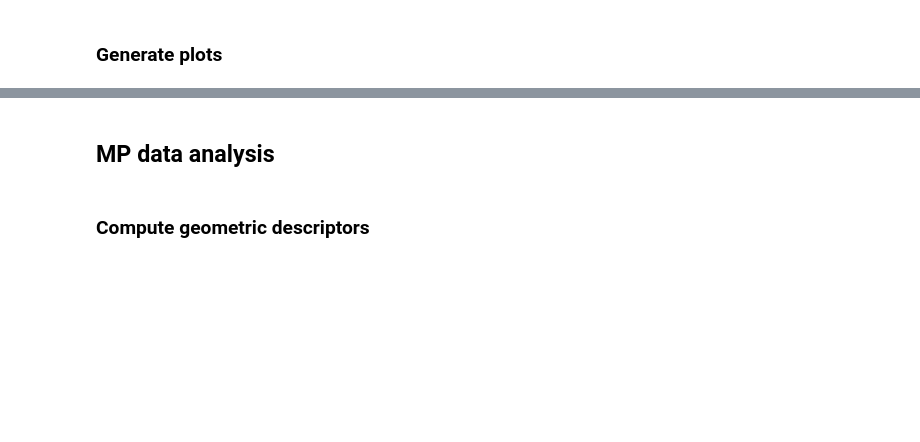
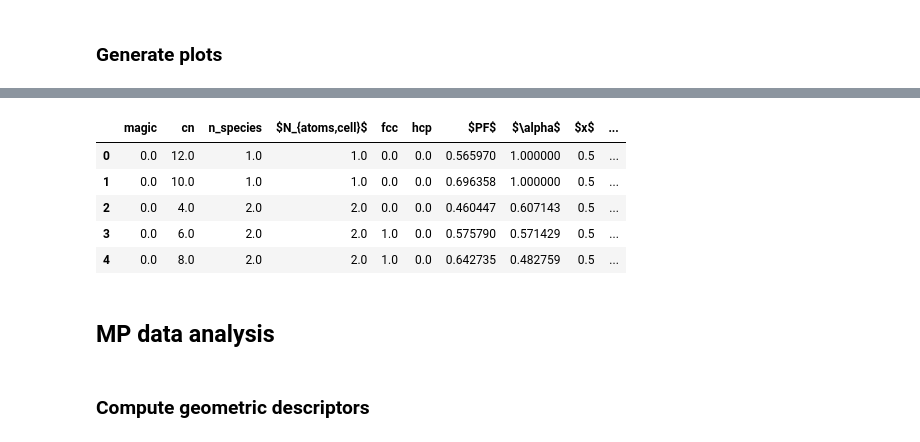
Before and after one commit to epfl-theos/r4-project, a Jupyter notebook: src/2.Global geometric descriptors.ipynb, the cells around one changed output, grey strips where cells are left out. Cells and saved outputs as stored; diff of their text form; code cells hidden in the pictures; blank space fills up the shorter version.

```diff
--- a/src/2.Global geometric descriptors.ipynb
+++ b/src/2.Global geometric descriptors.ipynb
@@ -248,3 +264,12 @@ fig.savefig(fn_out)
+# %%
+df.head()
+# %% [output]
+|  | magic | cn | n_species | $N_{atoms,cell}$ | fcc | hcp | $PF$ | $\alpha$ | $x$ | ... |
+| 0 | 0.0 | 12.0 | 1.0 | 1.0 | 0.0 | 0.0 | 0.565970 | 1.000000 | 0.5 | ... |
+| 1 | 0.0 | 10.0 | 1.0 | 1.0 | 0.0 | 0.0 | 0.696358 | 1.000000 | 0.5 | ... |
+| 2 | 0.0 | 4.0 | 2.0 | 2.0 | 0.0 | 0.0 | 0.460447 | 0.607143 | 0.5 | ... |
+| 3 | 0.0 | 6.0 | 2.0 | 2.0 | 1.0 | 0.0 | 0.575790 | 0.571429 | 0.5 | ... |
+| 4 | 0.0 | 8.0 | 2.0 | 2.0 | 1.0 | 0.0 | 0.642735 | 0.482759 | 0.5 | ... |
 # %%
 import seaborn as sns
 from matplotlib import colors
```
Also changed, not shown: parts of 9 cells of this notebook, 24 other files.
